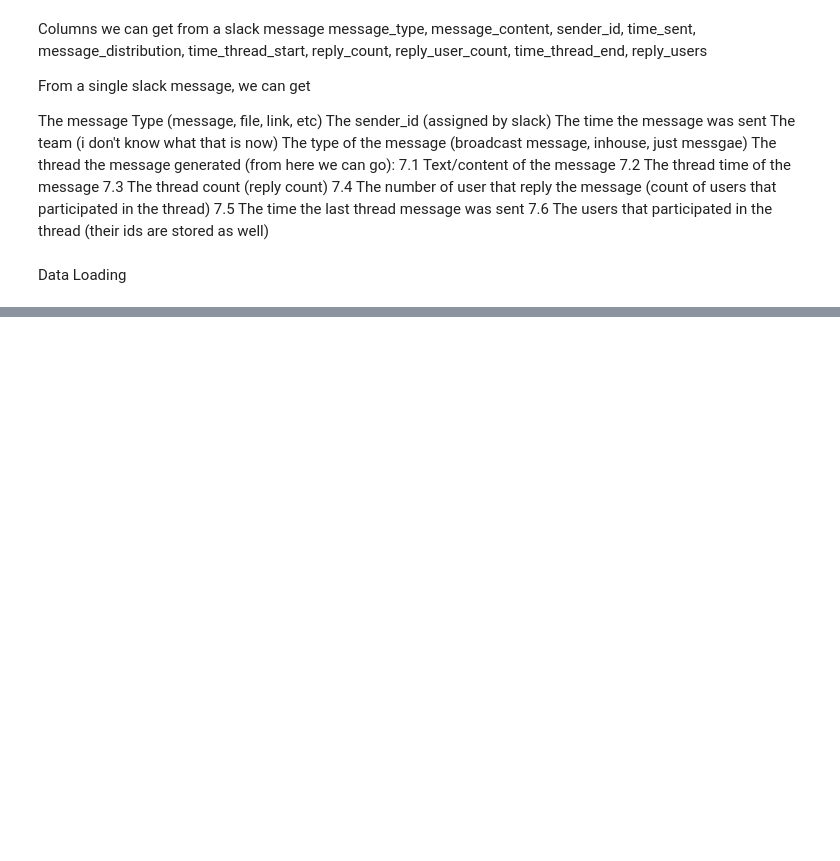
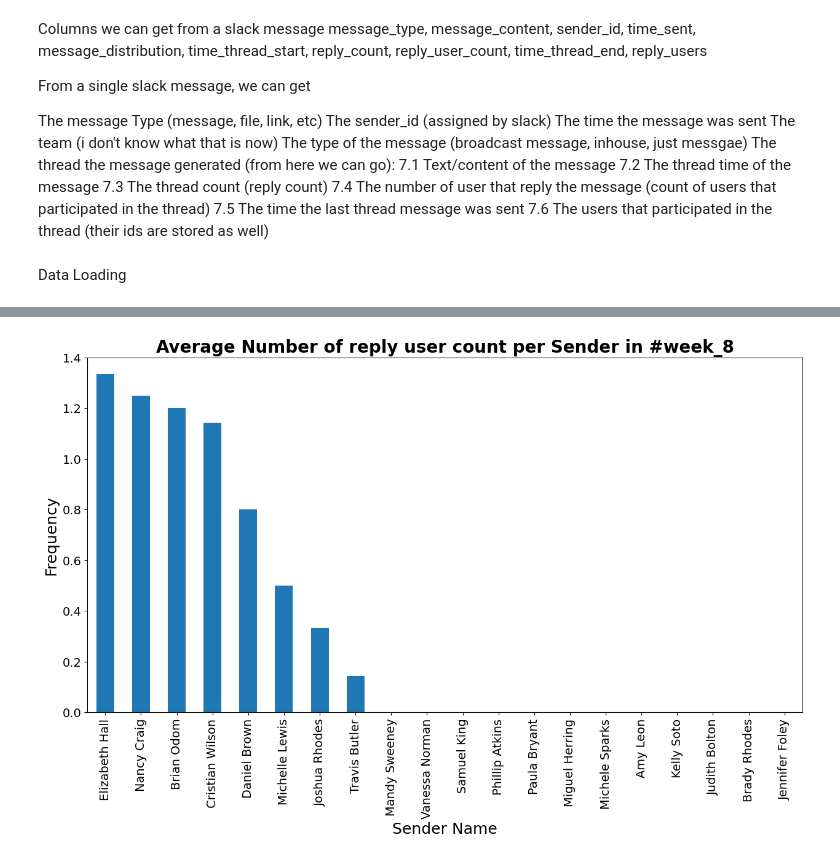
Before and after one commit to gelifatsy/starter_network_analysis, a Jupyter notebook: notebooks/task1.ipynb, the cells around one changed output, grey strips where cells are left out. Saved outputs shown, nothing was run; the diff lists cells and outputs as text; code cells hidden in the pictures; blank space fills up the shorter version.

```diff
--- a/notebooks/task1.ipynb
+++ b/notebooks/task1.ipynb
@@ -133,0 +320,4 @@ top_10_users
+# %%
+draw_avg_reply_users_count(data,'week_8')
+# %% [output]
+[figure, added]
```
Also changed, not shown: parts of 13 cells of this notebook, 2 other files.
